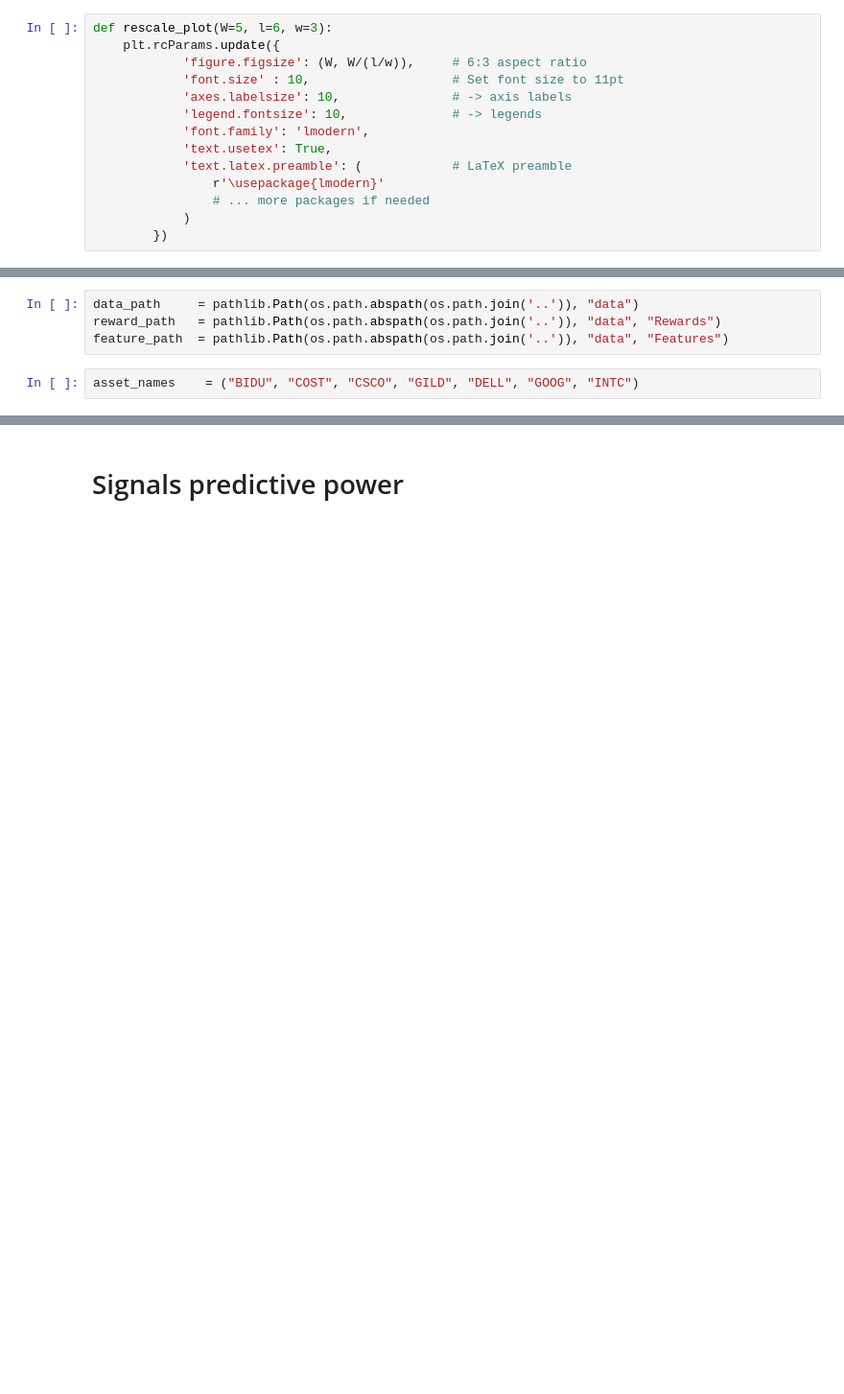
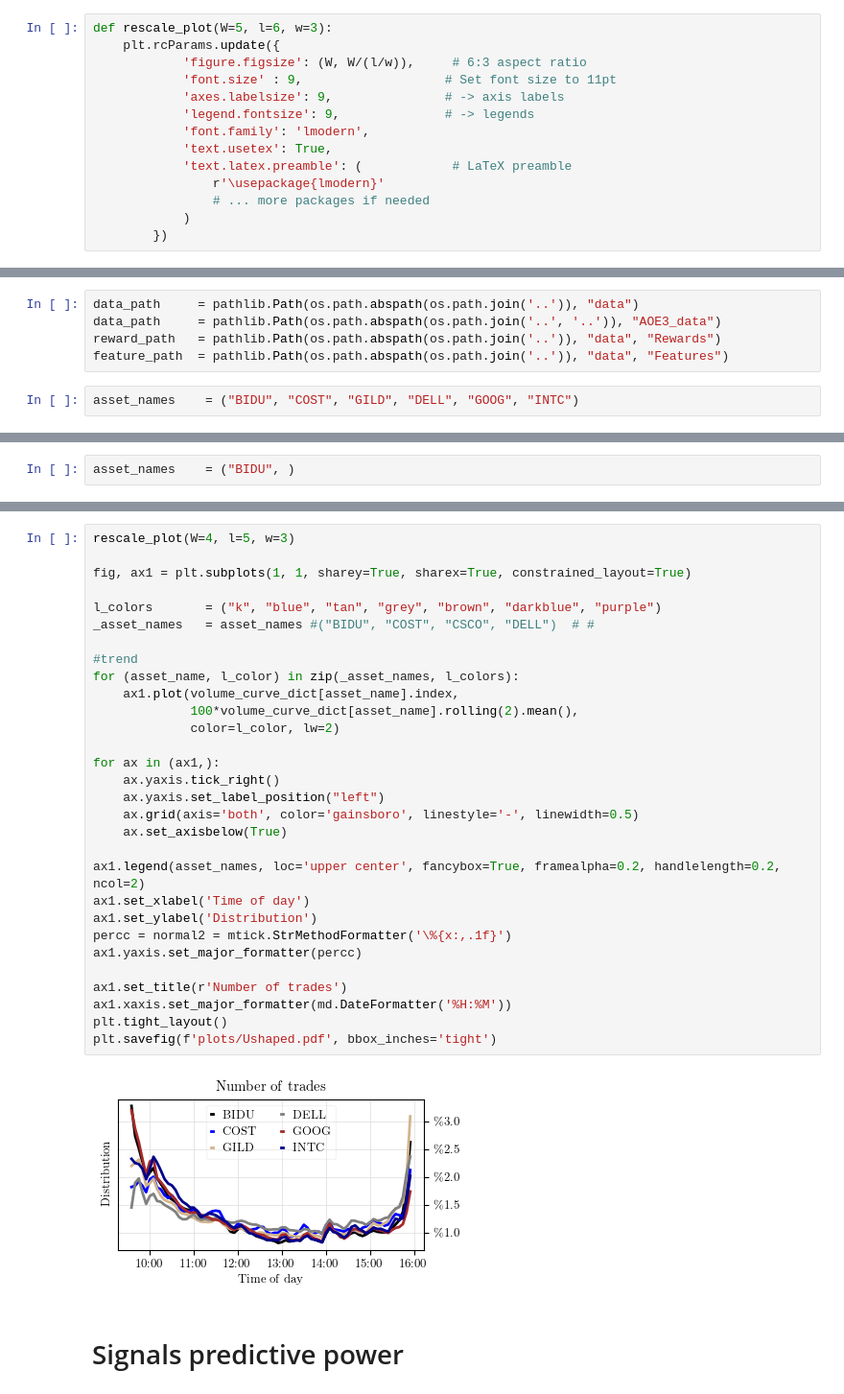
Before and after one commit to FDR0903/gpbandits_for_algotrading, a Jupyter notebook: nb_data/AOE_dataAnalysis.ipynb, the cells around one changed output, grey strips where cells are left out. Shown at 96% size. Drawn from its saved outputs; the diff is of its cells as text; blank space fills up the shorter version.

```diff
--- a/nb_data/AOE_dataAnalysis.ipynb
+++ b/nb_data/AOE_dataAnalysis.ipynb
@@ -8,9 +72,9 @@ import matplotlib.gridspec as gridspec
 def rescale_plot(W=5, l=6, w=3):
     plt.rcParams.update({
             'figure.figsize': (W, W/(l/w)),     # 6:3 aspect ratio
-            'font.size' : 10,                   # Set font size to 11pt
-            'axes.labelsize': 10,               # -> axis labels
-            'legend.fontsize': 10,              # -> legends
+            'font.size' : 9,                   # Set font size to 11pt
+            'axes.labelsize': 9,               # -> axis labels
+            'legend.fontsize': 9,              # -> legends
             'font.family': 'lmodern',
             'text.usetex': True,
             'text.latex.preamble': (            # LaTeX preamble
@@ -21,6 +130,7 @@ def rescale_plot(W=5, l=6, w=3):
 # %%
 data_path     = pathlib.Path(os.path.abspath(os.path.join('..')), "data")
+data_path     = pathlib.Path(os.path.abspath(os.path.join('..', '..')), "AOE3_data")
 reward_path   = pathlib.Path(os.path.abspath(os.path.join('..')), "data", "Rewards")
 feature_path  = pathlib.Path(os.path.abspath(os.path.join('..')), "data", "Features")
 # %%
-asset_names    = ("BIDU", "COST", "CSCO", "GILD", "DELL", "GOOG", "INTC")
+asset_names    = ("BIDU", "COST", "GILD", "DELL", "GOOG", "INTC")
@@ -100,0 +226,2 @@ all_data.describe()
+# %%
+asset_names    = ("BIDU", )
@@ -101,2 +269,34 @@ all_data.describe()
+# %%
+rescale_plot(W=4, l=5, w=3)
+
+fig, ax1 = plt.subplots(1, 1, sharey=True, sharex=True, constrained_layout=True)
+
+l_colors       = ("k", "blue", "tan", "grey", "brown", "darkblue", "purple")
+_asset_names   = asset_names #("BIDU", "COST", "CSCO", "DELL")  # #
+
+#trend
+for (asset_name, l_color) in zip(_asset_names, l_colors):
+    ax1.plot(volume_curve_dict[asset_name].index,
+             100*volume_curve_dict[asset_name].rolling(2).mean(),
+             color=l_color, lw=2)
+
+for ax in (ax1,):
+    ax.yaxis.tick_right()
+    ax.yaxis.set_label_position("left")
+    ax.grid(axis='both', color='gainsboro', linestyle='-', linewidth=0.5)
+    ax.set_axisbelow(True)
+
+ax1.legend(asset_names, loc='upper center', fancybox=True, framealpha=0.2, handlelength=0.2, ncol=2)
+ax1.set_xlabel('Time of day')
+ax1.set_ylabel('Distribution')
+percc = normal2 = mtick.StrMethodFormatter('\%{x:,.1f}')
+ax1.yaxis.set_major_formatter(percc)
+
+ax1.set_title(r'Number of trades')
+ax1.xaxis.set_major_formatter(md.DateFormatter('%H:%M'))
+plt.tight_layout()
+plt.savefig(f'plots/Ushaped.pdf', bbox_inches='tight')
+# %% [output]
+[figure, added]
 # %% [markdown]
 # Signals predictive power
```
Also changed, not shown: parts of 38 cells of this notebook, 27 other files.
